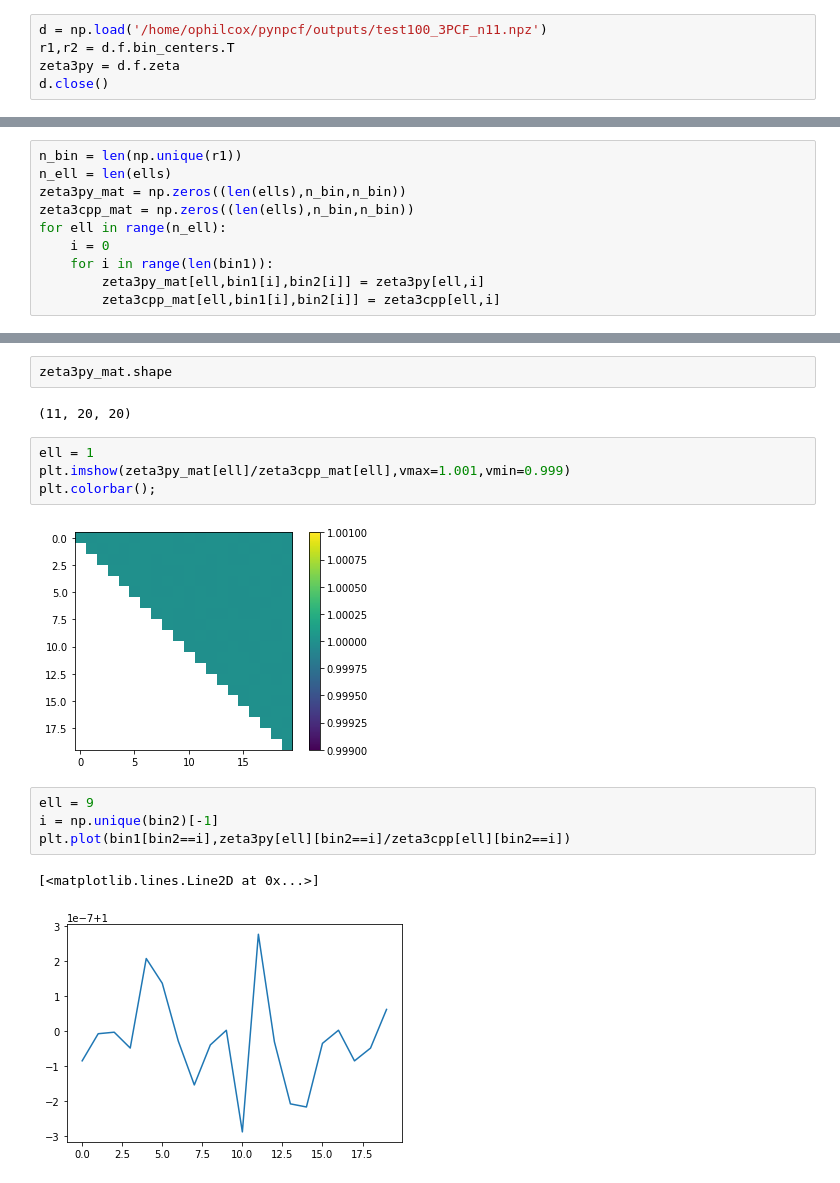
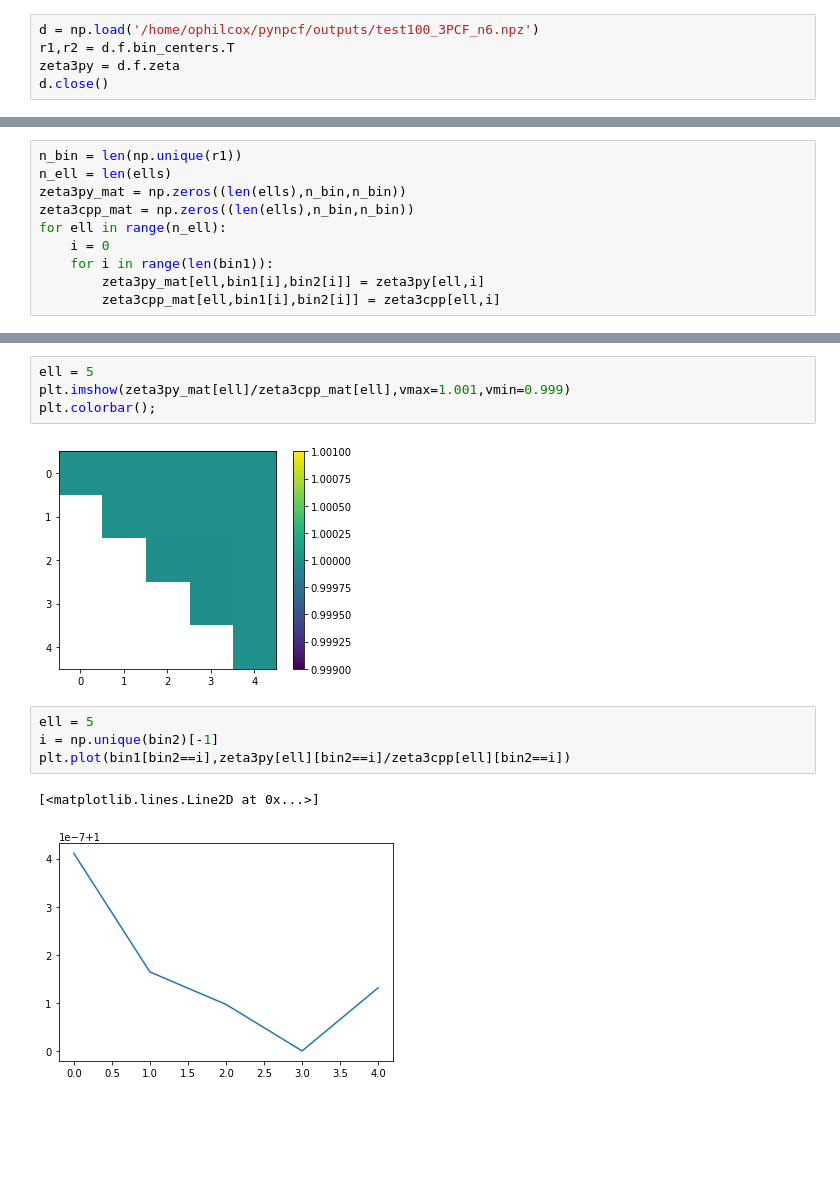
Before and after one commit to oliverphilcox/pynpcf, a Jupyter notebook: TestingOutputs.ipynb, the cells around one changed output, grey strips where cells are left out. Cells and saved outputs as stored; diff of their text form; blank space fills up the shorter version.

```diff
--- a/TestingOutputs.ipynb
+++ b/TestingOutputs.ipynb
@@ -5,7 +7,7 @@ Populating the interactive namespace from numpy and matplotlib
 # %% [markdown]
 ### Load data from pynpcf
 # %%
-d = np.load('/home/ophilcox/pynpcf/outputs/test100_3PCF_n11.npz')
+d = np.load('/home/ophilcox/pynpcf/outputs/test100_3PCF_n6.npz')
 r1,r2 = d.f.bin_centers.T
 zeta3py = d.f.zeta
 d.close()
@@ -55,17 +48,13 @@ plt.imshow(zeta3cpp_mat[10])
-# %%
-zeta3py_mat.shape
-# %% [output]
-(11, 20, 20)
 # %%
-ell = 1
+ell = 5
 plt.imshow(zeta3py_mat[ell]/zeta3cpp_mat[ell],vmax=1.001,vmin=0.999)
 plt.colorbar();
 # %% [output]
-[figure, old version]
+[figure, new version]
 # %%
-ell = 9
+ell = 5
 i = np.unique(bin2)[-1]
 plt.plot(bin1[bin2==i],zeta3py[ell][bin2==i]/zeta3cpp[ell][bin2==i])
 # %% [output]
 [<matplotlib.lines.Line2D at 0x...>]
-[figure, old version]
+[figure, new version]
```
Also changed, not shown: parts of 12 cells of this notebook, 22 other files.
